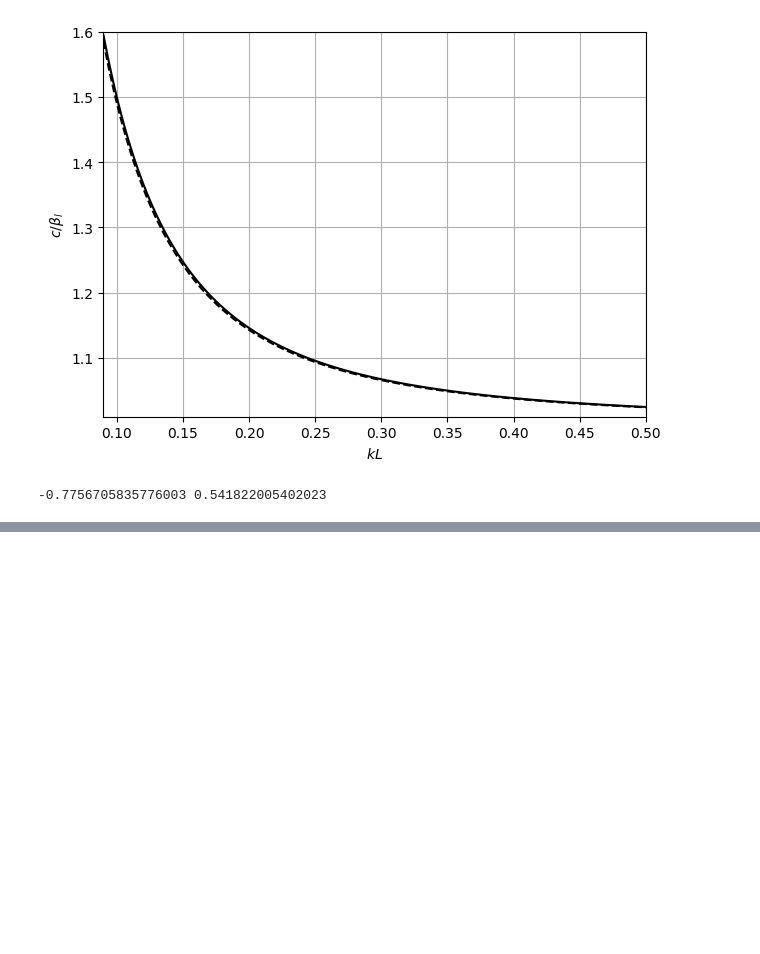
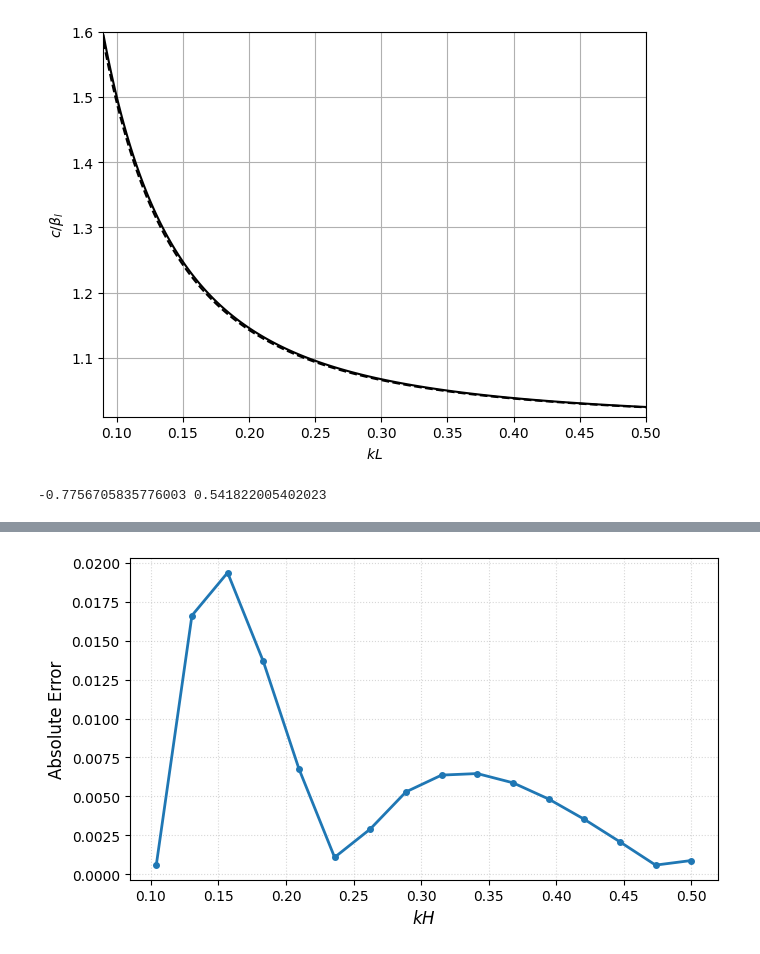
Before and after one commit to tdiksha758-png/pinn_FGM_loosley, a Jupyter notebook: experiments/pinn_loosley_code.ipynb, the cells around one changed output, grey strips where cells are left out. Cells and saved outputs as stored; diff of their text form; code cells hidden in the pictures; blank space fills up the shorter version.

```diff
--- a/experiments/pinn_loosley_code.ipynb
+++ b/experiments/pinn_loosley_code.ipynb
@@ -687,0 +793,12 @@ plt.show()
+# %%
+plt.figure(figsize=(7,4))
+
+plt.plot(kH, abs_error, 'o-', linewidth=2, markersize=4)
+plt.xlabel(r'$kH$', fontsize=12)
+plt.ylabel('Absolute Error', fontsize=12)
+
+plt.grid(True, linestyle=':', alpha=0.5)
+plt.tight_layout()
+plt.show()
+# %% [output]
+[figure, added]
```
Also changed, not shown: parts of 9 cells of this notebook, 4 other files.
